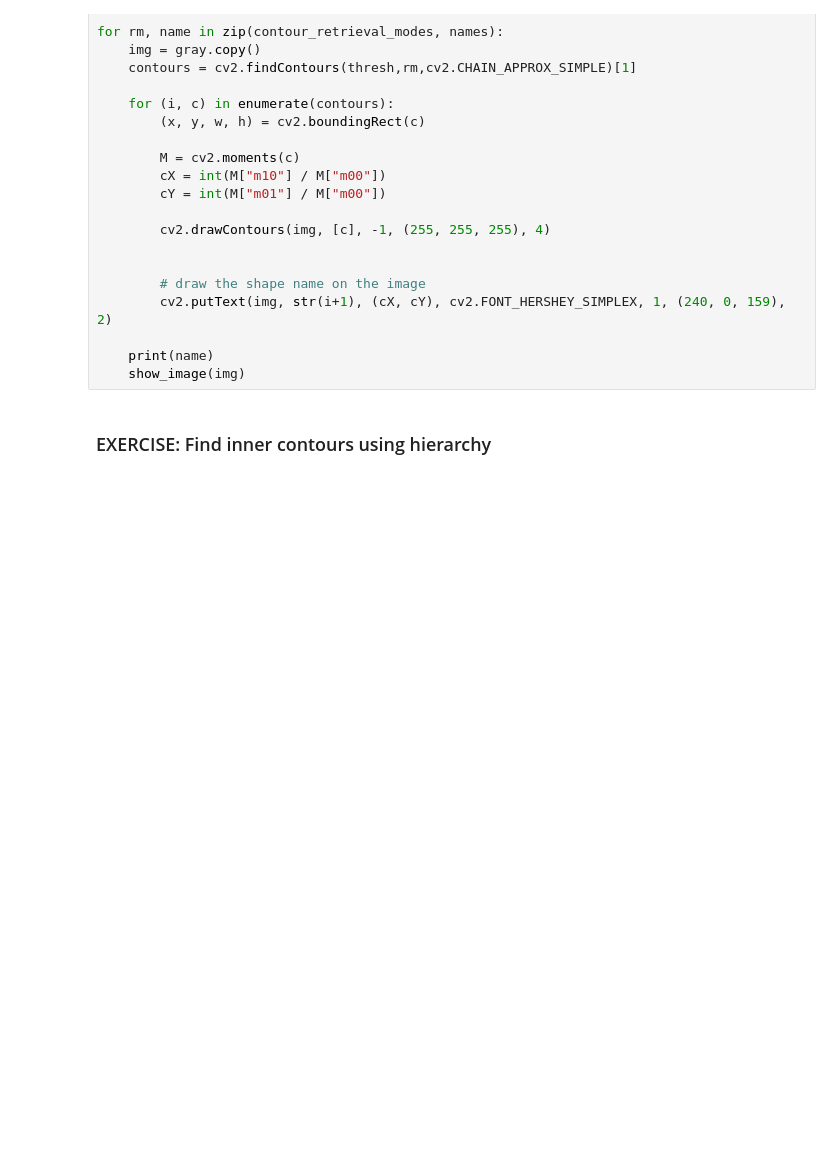
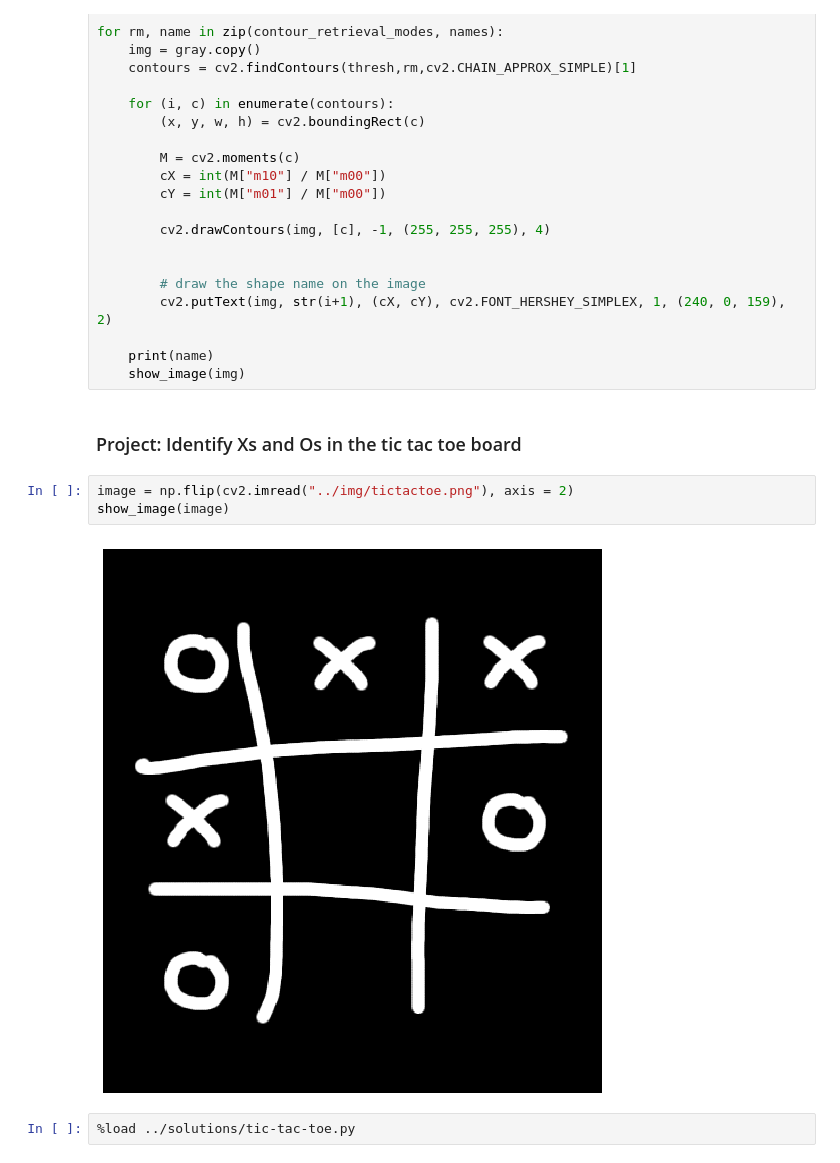
Before and after one commit to beginners-machine-learning-london/computer_vision_basics, a Jupyter notebook: notebooks/Lesson 5 - Contours.ipynb, the cells around one changed output. Saved outputs shown, nothing was run; the diff lists cells and outputs as text; blank space fills up the shorter version.

Commit message:
Add tic-tac-toe project

```diff
--- a/notebooks/Lesson 5 - Contours.ipynb
+++ b/notebooks/Lesson 5 - Contours.ipynb
@@ -415,5 +380,12 @@ for rm, name in zip(contour_retrieval_modes, names):
 
     print(name)
     show_image(img)
-# %% [markdown]
-### EXERCISE: Find inner contours using hierarchy
+# %% [markdown]
+### Project: Identify Xs and Os in the tic tac toe board
+# %%
+image = np.flip(cv2.imread("../img/tictactoe.png"), axis = 2)
+show_image(image)
+# %% [output]
+[figure, added]
+# %%
+%load ../solutions/tic-tac-toe.py
```
Also changed, not shown: parts of 2 cells of this notebook, 1 other file.
